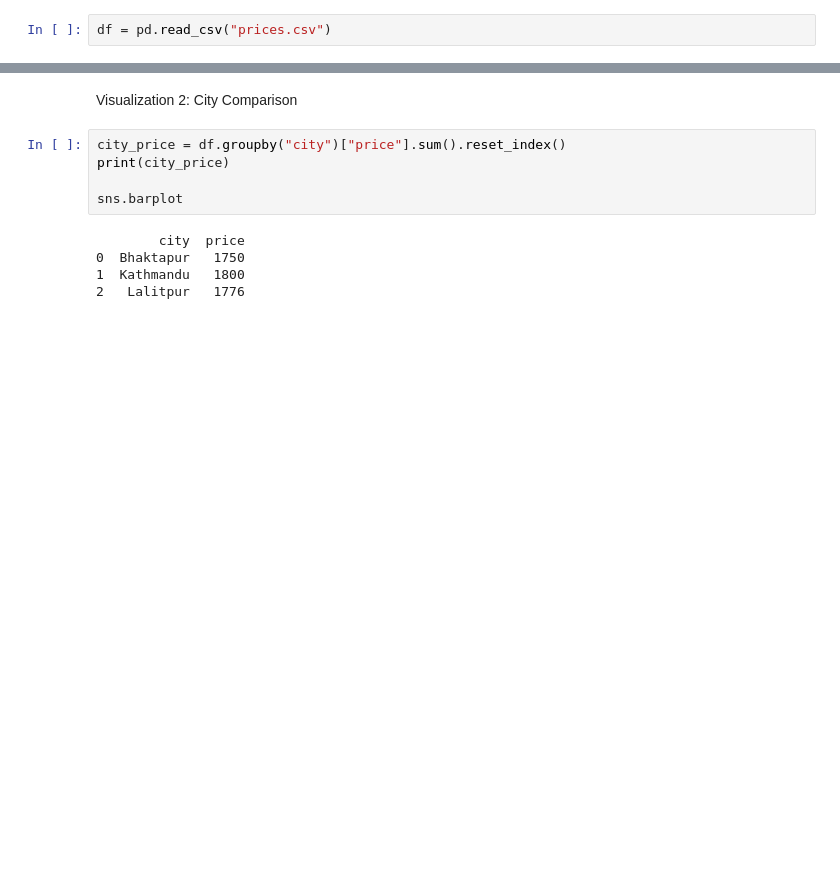
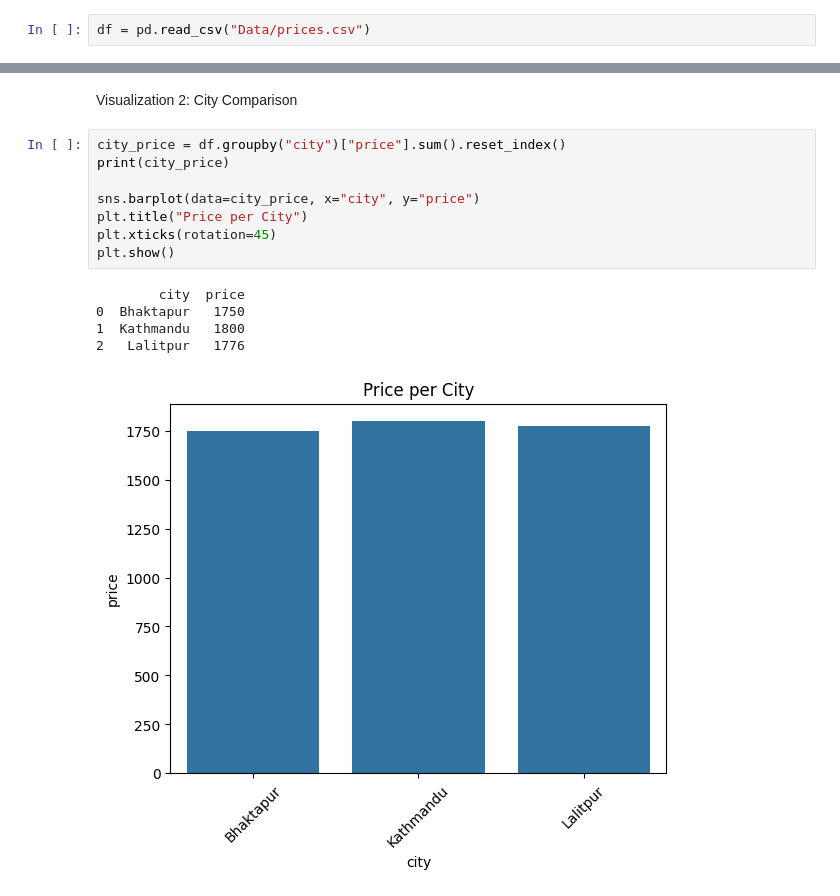
Before and after one commit to Rabin1393/nepal-inflation-analysis, a Jupyter notebook: analysis.ipynb, the cells around one changed output, grey strips where cells are left out. Saved outputs shown, nothing was run; the diff lists cells and outputs as text; blank space fills up the shorter version.

```diff
--- a/analysis.ipynb
+++ b/analysis.ipynb
@@ -4,4 +4,4 @@ import pandas as pd
 import seaborn as sns
 import matplotlib.pyplot as plt
 # %%
-df = pd.read_csv("prices.csv")
+df = pd.read_csv("Data/prices.csv")
@@ -62,10 +64,14 @@ Visualization 2: City Comparison
 # %%
 city_price = df.groupby("city")["price"].sum().reset_index()
 print(city_price)
 
-sns.barplot
+sns.barplot(data=city_price, x="city", y="price")
+plt.title("Price per City")
+plt.xticks(rotation=45)
+plt.show()
 # %% [output]
         city  price
 0  Bhaktapur   1750
 1  Kathmandu   1800
 2   Lalitpur   1776
+[figure, added]
```
Also changed, not shown: parts of 7 cells of this notebook, 1 other file.
